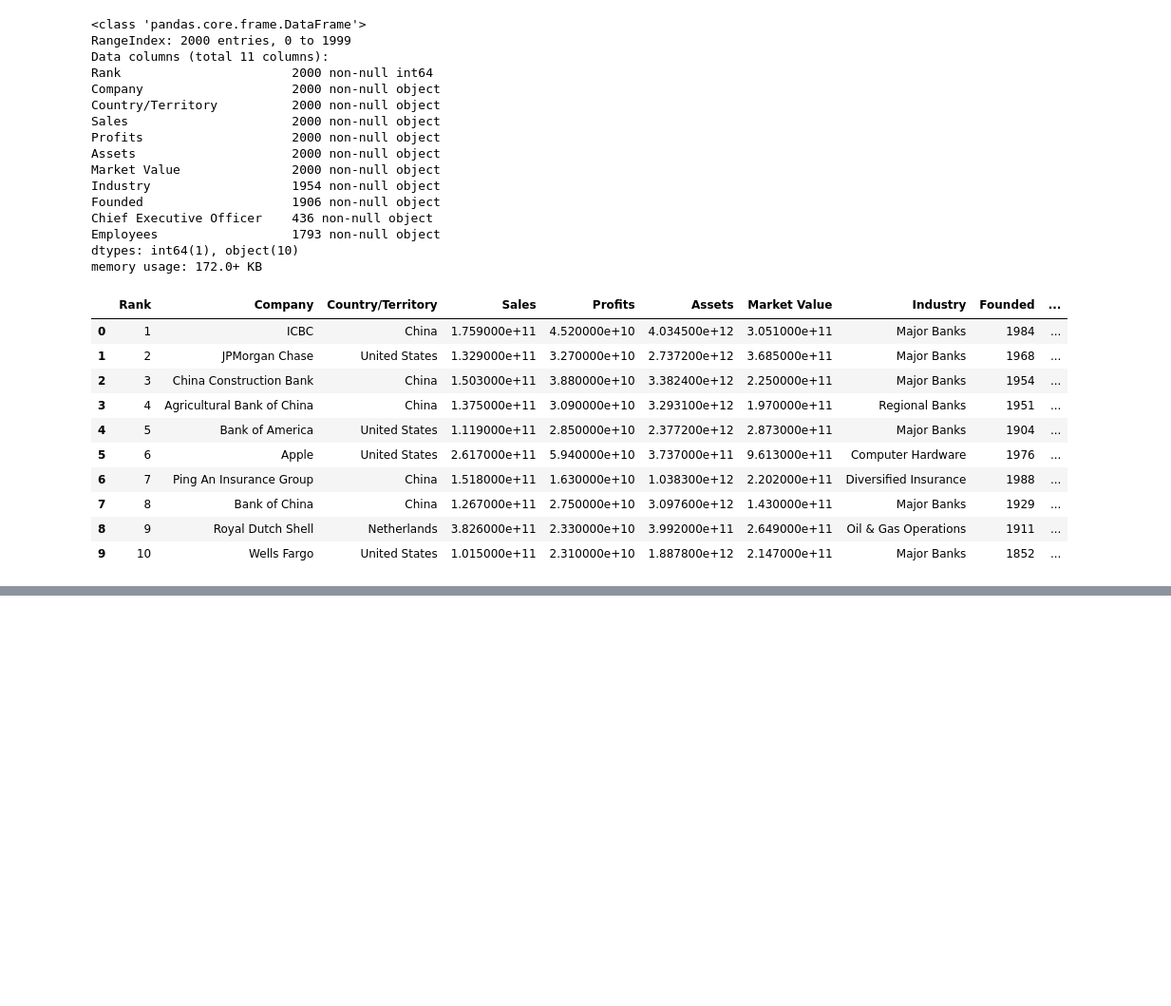
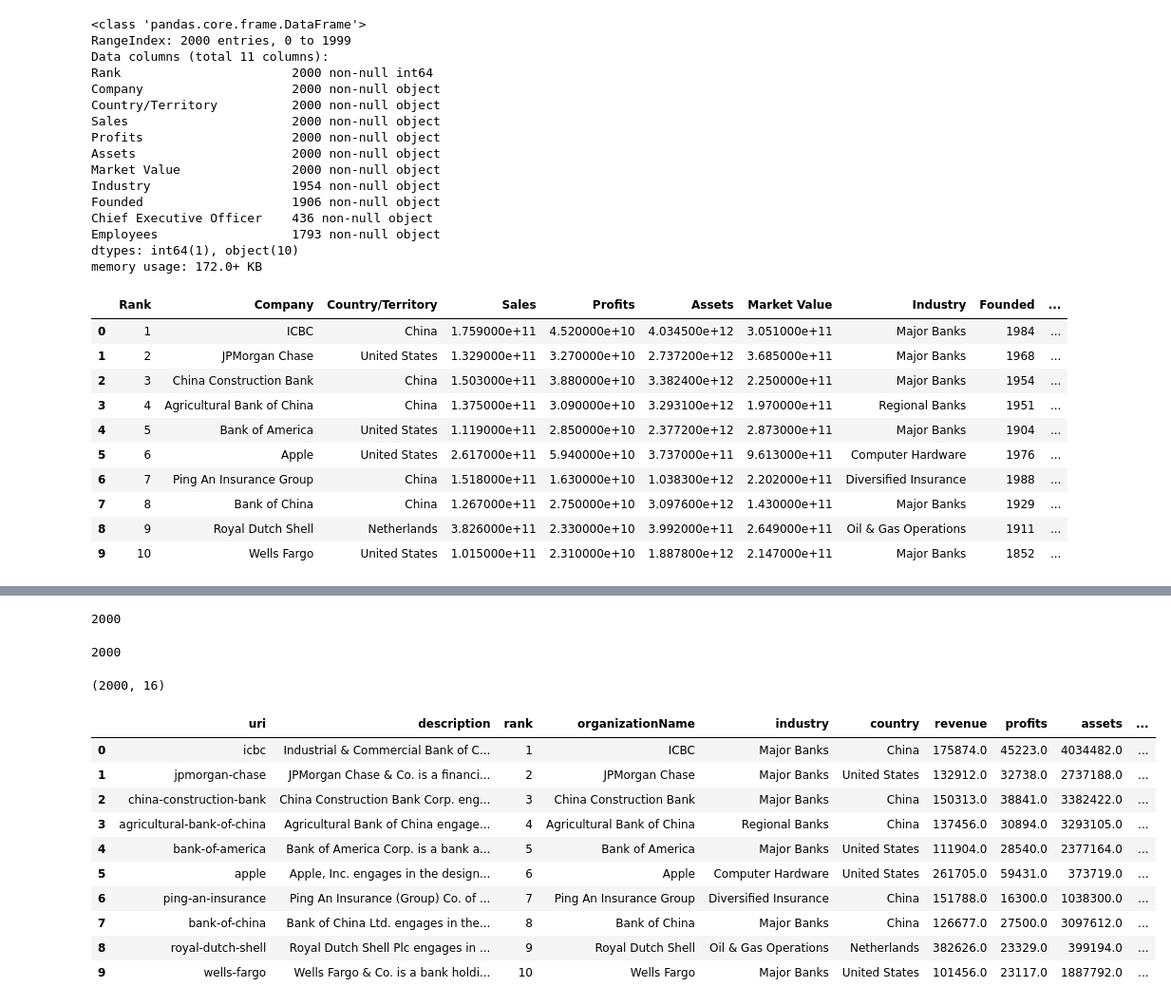
Before and after one commit to fitockur/forbes_global2000, a Jupyter notebook: forbes2000global.ipynb, the cells around one changed output, grey strips where cells are left out. Shown at 95% size. Cells and saved outputs as stored; diff of their text form; code cells hidden in the pictures; blank space fills up the shorter version.

Commit message:
find the easiest way to get list

```diff
--- a/forbes2000global.ipynb
+++ b/forbes2000global.ipynb
@@ -382,0 +401,55 @@ res[res.Industry == 'Aerospace & Defense'].to_csv('forbes2000_2019_aero.csv', in
+# %%
+res = requests.get(raw_ref).json()['organizationList']['organizationsLists']
+# %%
+len(res)
+# %% [output]
+2000
+# %%
+col_names = [
+ 'uri',
+ 'description',
+ 'rank',
+ 'organizationName',
+ 'industry',
+ 'country',
+ 'revenue',
+ 'profits',
+ 'assets',
+ 'marketValue',
+ 'employees',
+ 'ceoName',
+ 'ceoTitle',
+ 'city',
+ 'yearFounded',
+ 'webSite']
+# %%
+to_df = []
+for company in res:
+    cur_list = []
+    for name in col_names:
+        cur_list.append(company.get(name))
+    to_df.append(cur_list)
+# %%
+len(to_df)
+# %% [output]
+2000
+# %%
+import pandas as pd
+
+df = pd.DataFrame(to_df, columns=col_names)
+# %%
+print(df.shape)
+df.head(10)
+# %% [output]
+(2000, 16)
+|  | uri | description | rank | organizationName | industry | country | revenue | profits | assets | ... |
+| 0 | icbc | Industrial & Commercial Bank of C... | 1 | ICBC | Major Banks | China | 175874.0 | 45223.0 | 4034482.0 | ... |
+| 1 | jpmorgan-chase | JPMorgan Chase & Co. is a financi... | 2 | JPMorgan Chase | Major Banks | United States | 132912.0 | 32738.0 | 2737188.0 | ... |
+| 2 | china-construction-bank | China Construction Bank Corp. eng... | 3 | China Construction Bank | Major Banks | China | 150313.0 | 38841.0 | 3382422.0 | ... |
+| 3 | agricultural-bank-of-china | Agricultural Bank of China engage... | 4 | Agricultural Bank of China | Regional Banks | China | 137456.0 | 30894.0 | 3293105.0 | ... |
+| 4 | bank-of-america | Bank of America Corp. is a bank a... | 5 | Bank of America | Major Banks | United States | 111904.0 | 28540.0 | 2377164.0 | ... |
+| 5 | apple | Apple, Inc. engages in the design... | 6 | Apple | Computer Hardware | United States | 261705.0 | 59431.0 | 373719.0 | ... |
+| 6 | ping-an-insurance | Ping An Insurance (Group) Co. of ... | 7 | Ping An Insurance Group | Diversified Insurance | China | 151788.0 | 16300.0 | 1038300.0 | ... |
+| 7 | bank-of-china | Bank of China Ltd. engages in the... | 8 | Bank of China | Major Banks | China | 126677.0 | 27500.0 | 3097612.0 | ... |
+| 8 | royal-dutch-shell | Royal Dutch Shell Plc engages in ... | 9 | Royal Dutch Shell | Oil & Gas Operations | Netherlands | 382626.0 | 23329.0 | 399194.0 | ... |
+| 9 | wells-fargo | Wells Fargo & Co. is a bank holdi... | 10 | Wells Fargo | Major Banks | United States | 101456.0 | 23117.0 | 1887792.0 | ... |
```
Also changed, not shown: parts of 5 cells of this notebook, 3 other files.
